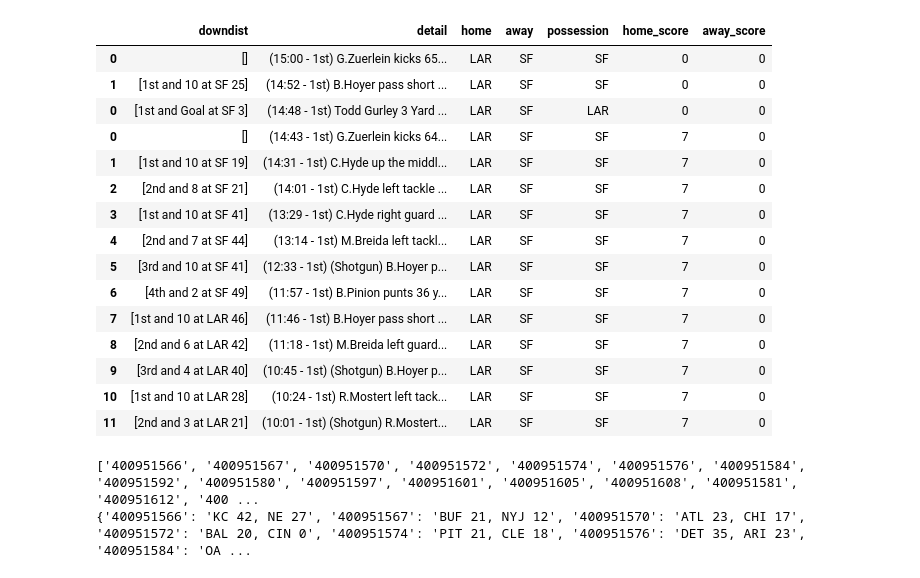
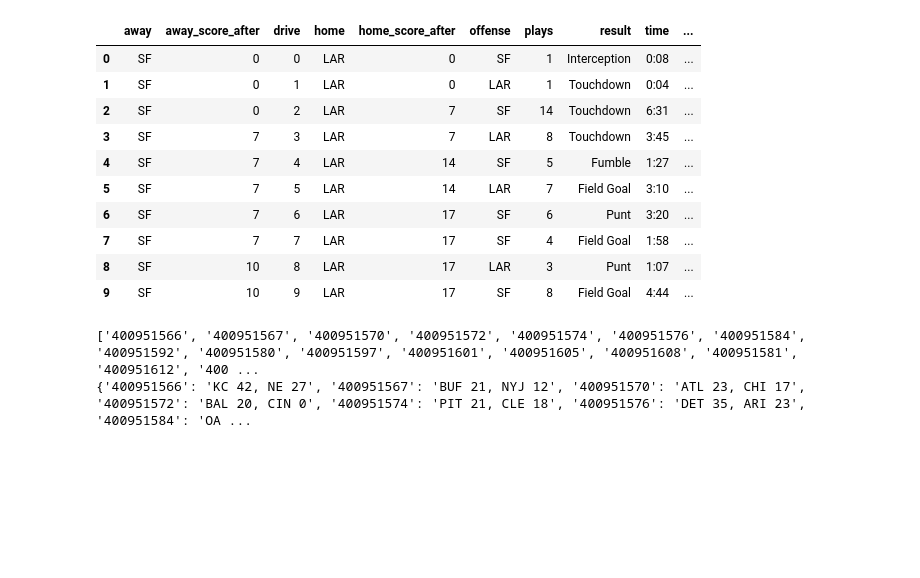
Before and after one commit to ewelchman/football_analytics, a Jupyter notebook: espn_scraper/espn_scraper.ipynb, the cells around one changed output. Saved outputs shown, nothing was run; the diff lists cells and outputs as text; code cells hidden in the pictures; blank space fills up the shorter version.

Commit message:
Add drive-level dataFrames. Add 09-16 data files.

```diff
--- a/espn_scraper/espn_scraper.ipynb
+++ b/espn_scraper/espn_scraper.ipynb
@@ -40,8 +40,10 @@ class pbp_drive():
         self.away_score_after = away_info[1].contents[0]
         # Get drive summary
         self.drive_detail = header.find("span",{"class":"drive-details"}).contents
-#        print(self.offense)
 #        print(self.drive_detail)
+        self.num_plays = self.drive_detail[0].split()[0]
+        self.num_yards = self.drive_detail[0].split()[2]
+        self.time_of_poss = self.drive_detail[0].split()[4]
 #        print(self.result)
 #        print([self.home_team,self.home_score_after,self.away_team,self.away_score_after])
 
@@ -80,6 +82,7 @@ def get_game_df(url):
         # Initialize drive object, then parse
         d = pbp_drive()
         d.df = d.parse_drive(drive)
+        d.drive_num = i
 
         if i == 0:
             d.home_score = 0
@@ -96,32 +99,43 @@ def get_game_df(url):
             d.df['possession'] = d.offense
             d.df['home_score'] = d.home_score
             d.df['away_score'] = d.away_score
+            d.df['drive_num'] = d.drive_num
 
             #print(d.df)
             drivelist.append(d)
 
-    game_df = pd.concat([d.df for d in drivelist])
-    return game_df
+    # Make a dataFrame for individual drives
+    drive_dicts = [{'drive':dd.drive_num,
+                    'offense':dd.offense,
+                    'plays':dd.num_plays,
+                    'yds_gained':dd.num_yards,
+                    'time':dd.time_of_poss,
+                    'result':dd.result[0],
+                    'home':dd.home_team,
+                    'away':dd.away_team,
+                    'home_score_after':dd.home_score,
+                    'away_score_after':dd.away_score }
+                   for dd in drivelist ]
+    drives_df = pd.DataFrame(drive_dicts)
+
+    pbp_df = pd.concat([d.df for d in drivelist])
+    return pbp_df, drives_df
 # %%
-game = get_game_df("http://www.espn.com/nfl/playbyplay?gameId=400951568")
+game, drives = get_game_df("http://www.espn.com/nfl/playbyplay?gameId=400951568")
 game.head(15)
+drives.head(10)
 # %% [output]
-|  | downdist | detail | home | away | possession | home_score | away_score |
-| 0 | [] | (15:00 - 1st) G.Zuerlein kicks 65... | LAR | SF | SF | 0 | 0 |
-| 1 | [1st and 10 at SF 25] | (14:52 - 1st) B.Hoyer pass short ... | LAR | SF | SF | 0 | 0 |
-| 0 | [1st and Goal at SF 3] | (14:48 - 1st) Todd Gurley 3 Yard ... | LAR | SF | LAR | 0 | 0 |
-| 0 | [] | (14:43 - 1st) G.Zuerlein kicks 64... | LAR | SF | SF | 7 | 0 |
-| 1 | [1st and 10 at SF 19] | (14:31 - 1st) C.Hyde up the middl... | LAR | SF | SF | 7 | 0 |
-| 2 | [2nd and 8 at SF 21] | (14:01 - 1st) C.Hyde left tackle ... | LAR | SF | SF | 7 | 0 |
-| 3 | [1st and 10 at SF 41] | (13:29 - 1st) C.Hyde right guard ... | LAR | SF | SF | 7 | 0 |
-| 4 | [2nd and 7 at SF 44] | (13:14 - 1st) M.Breida left tackl... | LAR | SF | SF | 7 | 0 |
-| 5 | [3rd and 10 at SF 41] | (12:33 - 1st) (Shotgun) B.Hoyer p... | LAR | SF | SF | 7 | 0 |
-| 6 | [4th and 2 at SF 49] | (11:57 - 1st) B.Pinion punts 36 y... | LAR | SF | SF | 7 | 0 |
-| 7 | [1st and 10 at LAR 46] | (11:46 - 1st) B.Hoyer pass short ... | LAR | SF | SF | 7 | 0 |
-| 8 | [2nd and 6 at LAR 42] | (11:18 - 1st) M.Breida left guard... | LAR | SF | SF | 7 | 0 |
-| 9 | [3rd and 4 at LAR 40] | (10:45 - 1st) (Shotgun) B.Hoyer p... | LAR | SF | SF | 7 | 0 |
-| 10 | [1st and 10 at LAR 28] | (10:24 - 1st) R.Mostert left tack... | LAR | SF | SF | 7 | 0 |
-| 11 | [2nd and 3 at LAR 21] | (10:01 - 1st) (Shotgun) R.Mostert... | LAR | SF | SF | 7 | 0 |
+|  | away | away_score_after | drive | home | home_score_after | offense | plays | result | time | ... |
+| 0 | SF | 0 | 0 | LAR | 0 | SF | 1 | Interception | 0:08 | ... |
+| 1 | SF | 0 | 1 | LAR | 0 | LAR | 1 | Touchdown | 0:04 | ... |
+| 2 | SF | 0 | 2 | LAR | 7 | SF | 14 | Touchdown | 6:31 | ... |
+| 3 | SF | 7 | 3 | LAR | 7 | LAR | 8 | Touchdown | 3:45 | ... |
+| 4 | SF | 7 | 4 | LAR | 14 | SF | 5 | Fumble | 1:27 | ... |
+| 5 | SF | 7 | 5 | LAR | 14 | LAR | 7 | Field Goal | 3:10 | ... |
+| 6 | SF | 7 | 6 | LAR | 17 | SF | 6 | Punt | 3:20 | ... |
+| 7 | SF | 7 | 7 | LAR | 17 | SF | 4 | Field Goal | 1:58 | ... |
+| 8 | SF | 10 | 8 | LAR | 17 | LAR | 3 | Punt | 1:07 | ... |
+| 9 | SF | 10 | 9 | LAR | 17 | SF | 8 | Field Goal | 4:44 | ... |
 # %%
 # Function to get gameIds for a particular year/week
 results = {}
```
Also changed, not shown: parts of 9 cells of this notebook, 3 other files.
